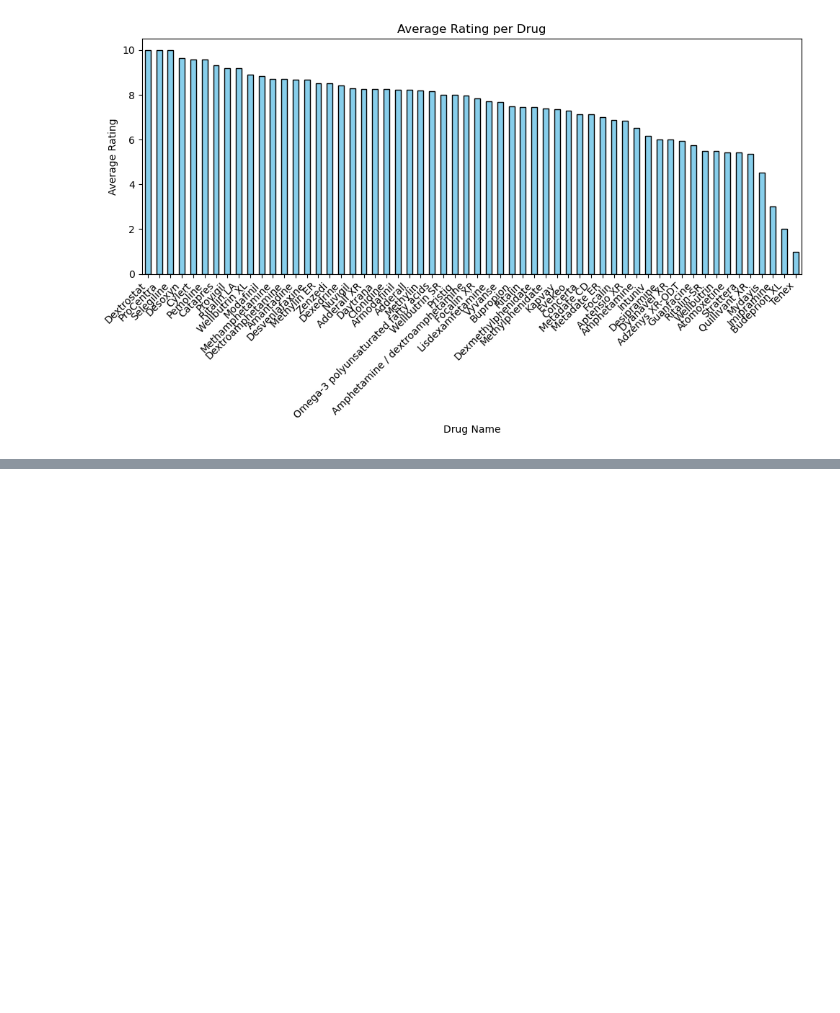
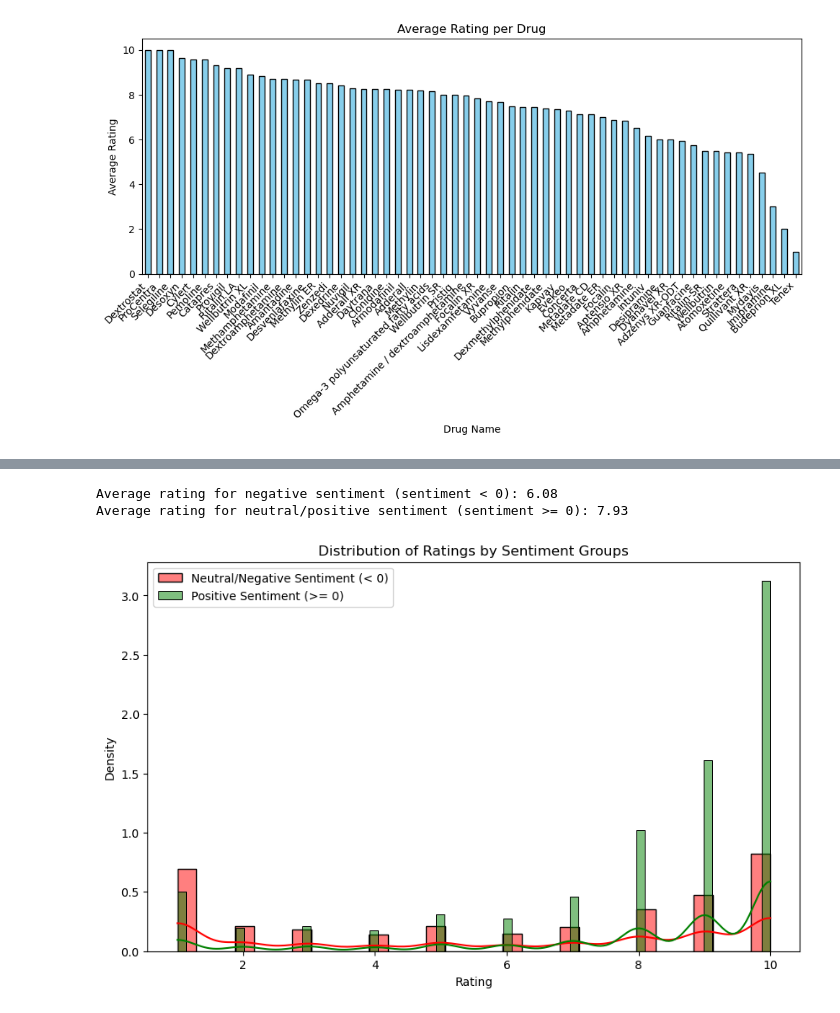
Before and after one commit to omarsagoo/drug-review-analysis, a Jupyter notebook: notebooks/drug_review_analysis.ipynb, the cells around one changed output, grey strips where cells are left out. Cells and saved outputs as stored; diff of their text form; code cells hidden in the pictures; blank space fills up the shorter version.

Commit message:
Added modeling and sentiment

```diff
--- a/notebooks/drug_review_analysis.ipynb
+++ b/notebooks/drug_review_analysis.ipynb
@@ -157,0 +203,34 @@ plt.show()
+# %%
+from nltk.sentiment.vader import SentimentIntensityAnalyzer
+from sklearn.model_selection import train_test_split
+sid = SentimentIntensityAnalyzer()
+
+# Split the data into 75% training and 25% testing
+train_df, test_df = train_test_split(data_original, test_size=0.25, random_state=42)
+# Preprocess text for sentiment analysis (get sentiment score from review text)
+data_original['sentiment'] = data_original['review'].apply(lambda x: sid.polarity_scores(x)['compound'])
+
+# Separate the data into two groups: negative (sentiment < 0) and neutral/positive (sentiment >= 0)
+negative = data_original[data_original['sentiment'] < 0]
+neutral_positive = data_original[data_original['sentiment'] >= 0]
+
+avg_rating_negative = negative['rating'].mean()
+avg_rating_neutral_positive = neutral_positive['rating'].mean()
+
+# Print the results
+print(f"Average rating for negative sentiment (sentiment < 0): {avg_rating_negative:.2f}")
+print(f"Average rating for neutral/positive sentiment (sentiment >= 0): {avg_rating_neutral_positive:.2f}")
+
+# plot the distribution of ratings for each sentiment group
+plt.figure(figsize=(10, 6))
+sns.histplot(negative['rating'], color='red', label='Neutral/Negative Sentiment (< 0)', kde=True, stat='density')
+sns.histplot(neutral_positive['rating'], color='green', label='Positive Sentiment (>= 0)', kde=True, stat='density')
+plt.title('Distribution of Ratings by Sentiment Groups')
+plt.xlabel('Rating')
+plt.ylabel('Density')
+plt.legend()
+plt.show()
+# %% [output]
+Average rating for negative sentiment (sentiment < 0): 6.08
+Average rating for neutral/positive sentiment (sentiment >= 0): 7.93
+[figure, added]
```
Also changed, not shown: parts of 4 cells of this notebook, 1 other file.
